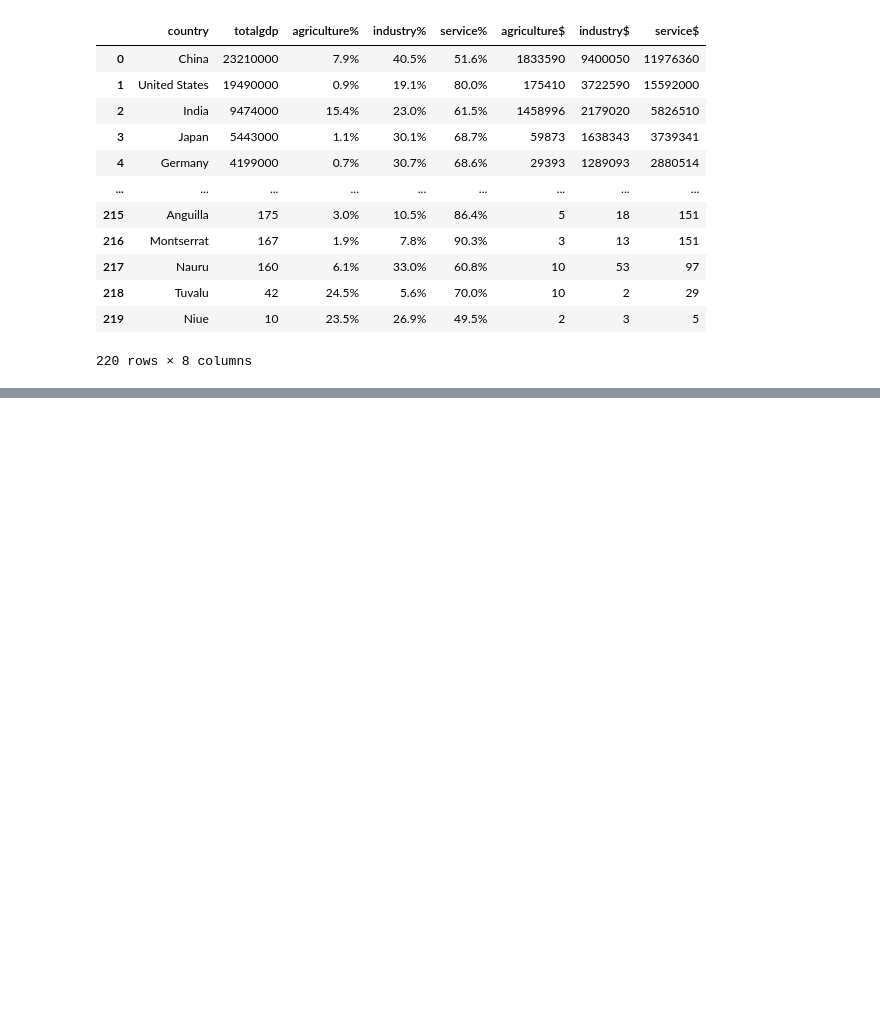
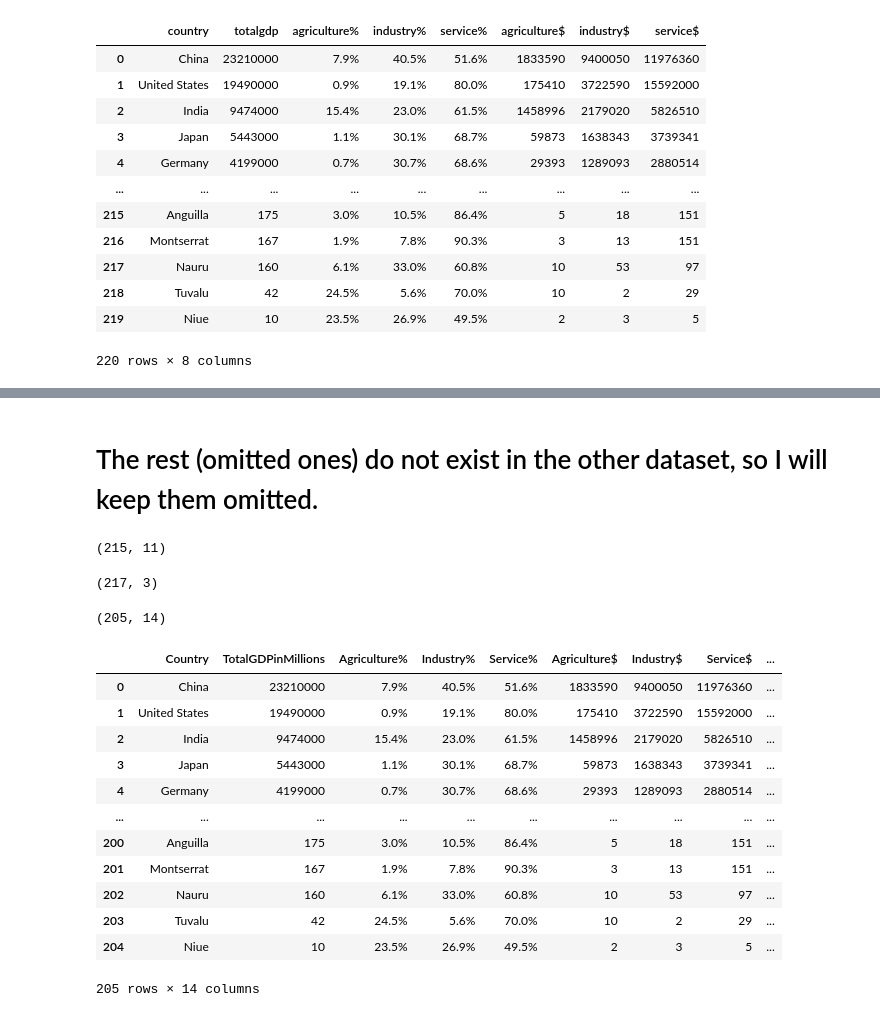
Before and after one commit to dghnyldz/computational-thinking, a Jupyter notebook: Deliverable1_Code.ipynb, the cells around one changed output, grey strips where cells are left out. Saved outputs shown, nothing was run; the diff lists cells and outputs as text; code cells hidden in the pictures; blank space fills up the shorter version.

```diff
--- a/DataGDP.ipynb
+++ b/Deliverable1_Code.ipynb
@@ -649,0 +782,3 @@ DataCO2=pd.read_csv(linkDataCO2)
+# %%
+UnmatchedLeft=FinalData[FinalData['True']=='left_only'].Country.to_list()
+UnmatchedLeft
@@ -649,0 +826,2 @@ DataCO2=pd.read_csv(linkDataCO2)
+# %%
+TotallyWrong=[('American Samoa', ('Gambia', 45)), ('Guernsey', ('Guadeloupe', 44)), ('Isle of Man', ('Republic of The Congo', 86)), ('Jersey', ('Cape Verde', 50)), ('Monaco', ('Republic of The Congo', 50)), ('North Macedonia', ('North Korea', 59)), ('Northern Mariana Islands', ('Falkland Islands', 86)), ('Puerto Rico', ('Dr Congo', 42)), ('San Marino', ('Myanmar', 59)), ('Sint Maarten', ('Martinique', 52))]
@@ -649,0 +853,37 @@ DataCO2=pd.read_csv(linkDataCO2)
+# %%
+changesRight={process.extractOne(left, UnmatchedRight)[0]:left for left in UnmatchedLeft if left not in omitLeft}
+DataCO2.country.replace(changesRight,inplace=True)
+# %% [markdown]
+# The rest (omitted ones) do not exist in the other dataset, so I will keep them omitted.
+# %%
+Combined.shape
+# %% [output]
+(215, 11)
+# %%
+DataCO2.shape
+# %% [output]
+(217, 3)
+# %%
+# redoing merge
+FinalData=Combined.merge(DataCO2,left_on="Country",right_on="country")
+
+# current dimension
+FinalData.shape
+# %% [output]
+(205, 14)
+# %%
+FinalData
+# %% [output]
+|  | Country | TotalGDPinMillions | Agriculture% | Industry% | Service% | Agriculture$ | Industry$ | Service$ | ... |
+| 0 | China | 23210000 | 7.9% | 40.5% | 51.6% | 1833590 | 9400050 | 11976360 | ... |
+| 1 | United States | 19490000 | 0.9% | 19.1% | 80.0% | 175410 | 3722590 | 15592000 | ... |
+| 2 | India | 9474000 | 15.4% | 23.0% | 61.5% | 1458996 | 2179020 | 5826510 | ... |
+| 3 | Japan | 5443000 | 1.1% | 30.1% | 68.7% | 59873 | 1638343 | 3739341 | ... |
+| 4 | Germany | 4199000 | 0.7% | 30.7% | 68.6% | 29393 | 1289093 | 2880514 | ... |
+| ... | ... | ... | ... | ... | ... | ... | ... | ... | ... |
+| 200 | Anguilla | 175 | 3.0% | 10.5% | 86.4% | 5 | 18 | 151 | ... |
+| 201 | Montserrat | 167 | 1.9% | 7.8% | 90.3% | 3 | 13 | 151 | ... |
+| 202 | Nauru | 160 | 6.1% | 33.0% | 60.8% | 10 | 53 | 97 | ... |
+| 203 | Tuvalu | 42 | 24.5% | 5.6% | 70.0% | 10 | 2 | 29 | ... |
+| 204 | Niue | 10 | 23.5% | 26.9% | 49.5% | 2 | 3 | 5 | ... |
+205 rows × 14 columns
```
Also changed, not shown: parts of 109 cells of this notebook, 2 other files.
